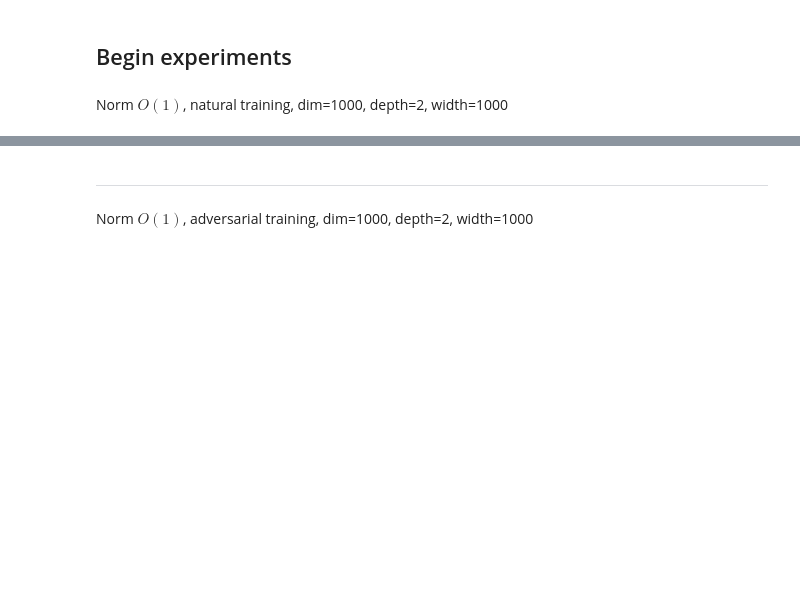
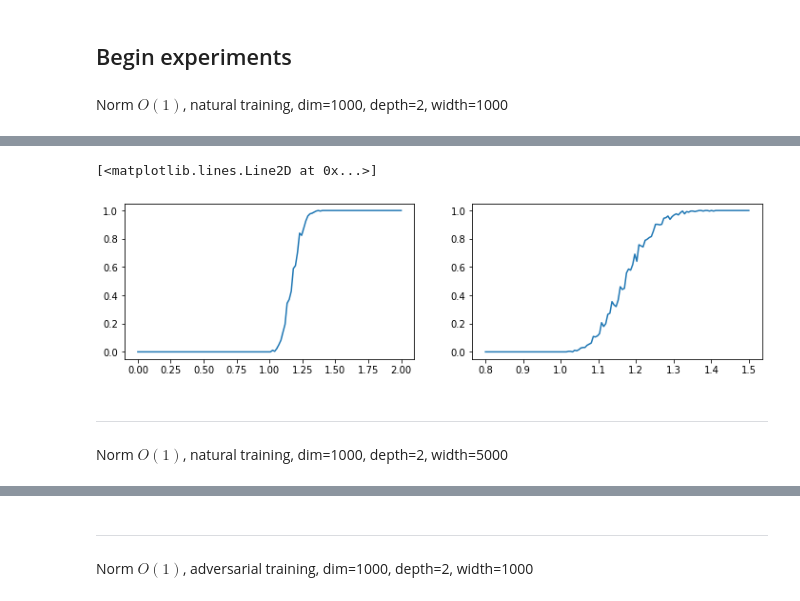
Before and after one commit to GilgameshxZero/adversarial-ntks, a Jupyter notebook: notebooks/adv-spheres/gaussian-nn.ipynb, the cells around one changed output, grey strips where cells are left out. Saved outputs shown, nothing was run; the diff lists cells and outputs as text; code cells hidden in the pictures; blank space fills up the shorter version.

```diff
--- a/notebooks/adv-spheres/gaussian-nn.ipynb
+++ b/notebooks/adv-spheres/gaussian-nn.ipynb
@@ -411,0 +433,14 @@ Wall time: 7.36 s
+# %%
+%%time
+plt.figure(figsize=(12, 3))
+
+plt.subplot(1, 2, 1)
+rads = np.linspace(start=0, stop=2, num=128)
+cls1_fracs = cls1_frac_by_rad(model=res["model"], rads=rads)
+plt.plot(rads, cls1_fracs);
+
+plt.subplot(1, 2, 2)
+rads = np.linspace(start=0.8, stop=1.5, num=128)
+cls1_fracs = cls1_frac_by_rad(model=res["model"], rads=rads)
+plt.plot(rads, cls1_fracs);
+# %% [output]
@@ -411,0 +449,6 @@ Wall time: 7.36 s
+[<matplotlib.lines.Line2D at 0x...>]
+[figure, added]
+# %% [markdown]
+---
+# %% [markdown]
+Norm $O(1)$, natural training, dim=1000, depth=2, width=5000
```
Also changed, not shown: parts of 19 cells of this notebook.
